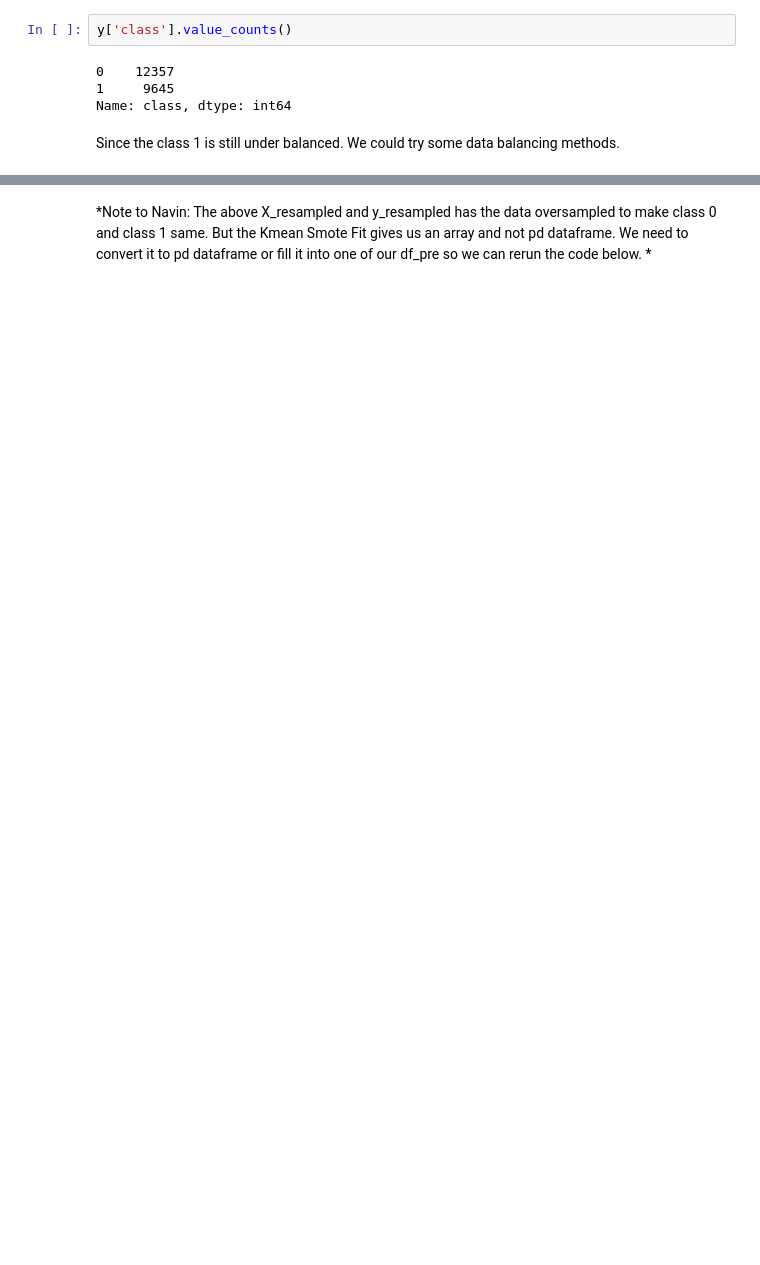
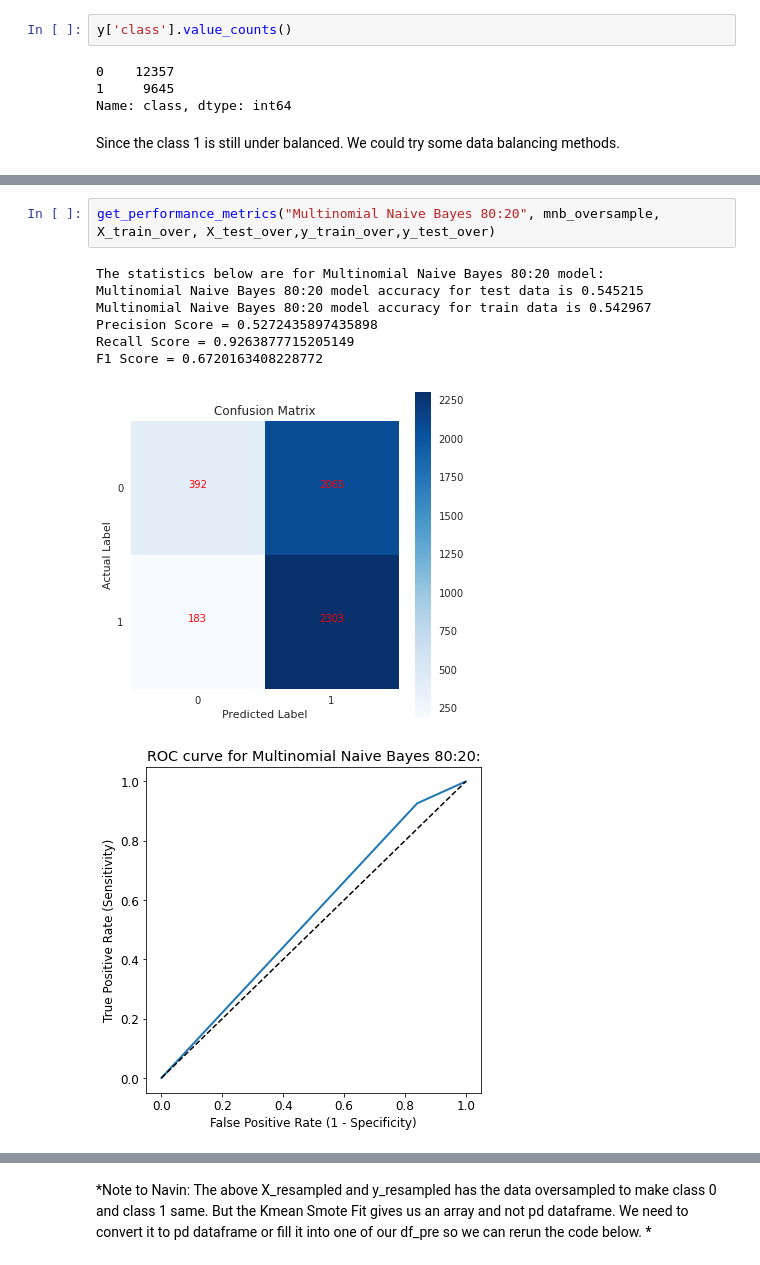
Before and after one commit to rakeshvitta/rakeshvitta, a Jupyter notebook: Group250_Anamoly.ipynb, the cells around one changed output, grey strips where cells are left out. Drawn from its saved outputs; the diff is of its cells as text; blank space fills up the shorter version.

```diff
--- a/Group250_Anamoly.ipynb
+++ b/Group250_Anamoly.ipynb
@@ -535,0 +642,11 @@ Since the class 1 is still under balanced. We could try some data balancing meth
+# %%
+get_performance_metrics("Multinomial Naive Bayes 80:20", mnb_oversample, X_train_over, X_test_over,y_train_over,y_test_over)
+# %% [output]
+The statistics below are for Multinomial Naive Bayes 80:20 model:
+Multinomial Naive Bayes 80:20 model accuracy for test data is 0.545215
+Multinomial Naive Bayes 80:20 model accuracy for train data is 0.542967
+Precision Score = 0.5272435897435898
+Recall Score = 0.9263877715205149
+F1 Score = 0.6720163408228772
+[figure, added]
+[figure, added]
```
Also changed, not shown: parts of 67 cells of this notebook.
